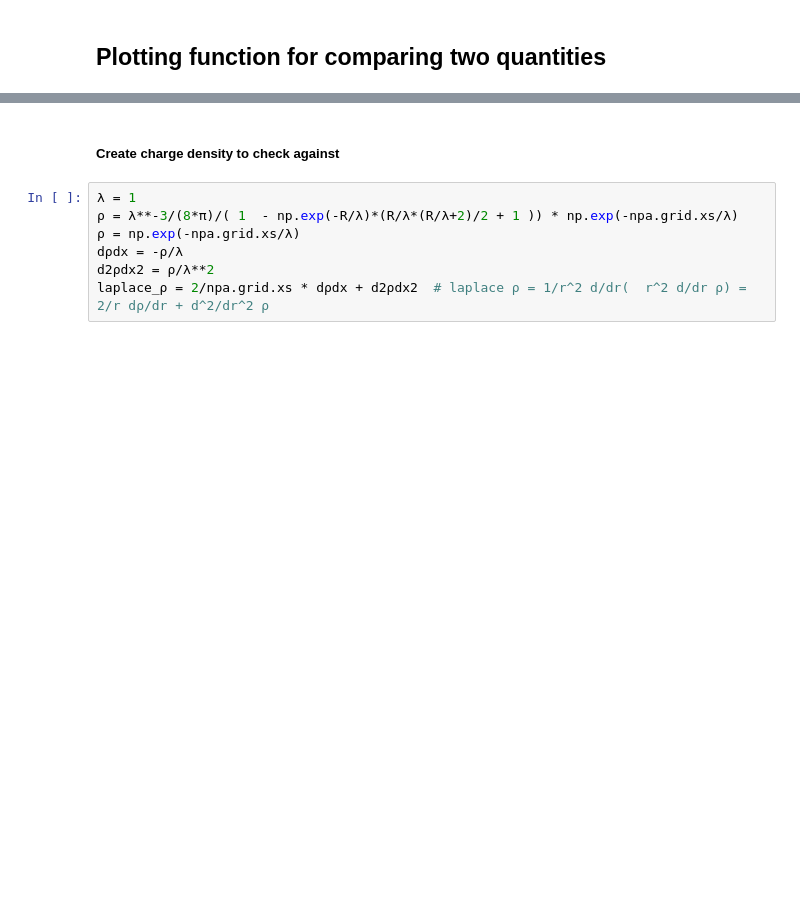
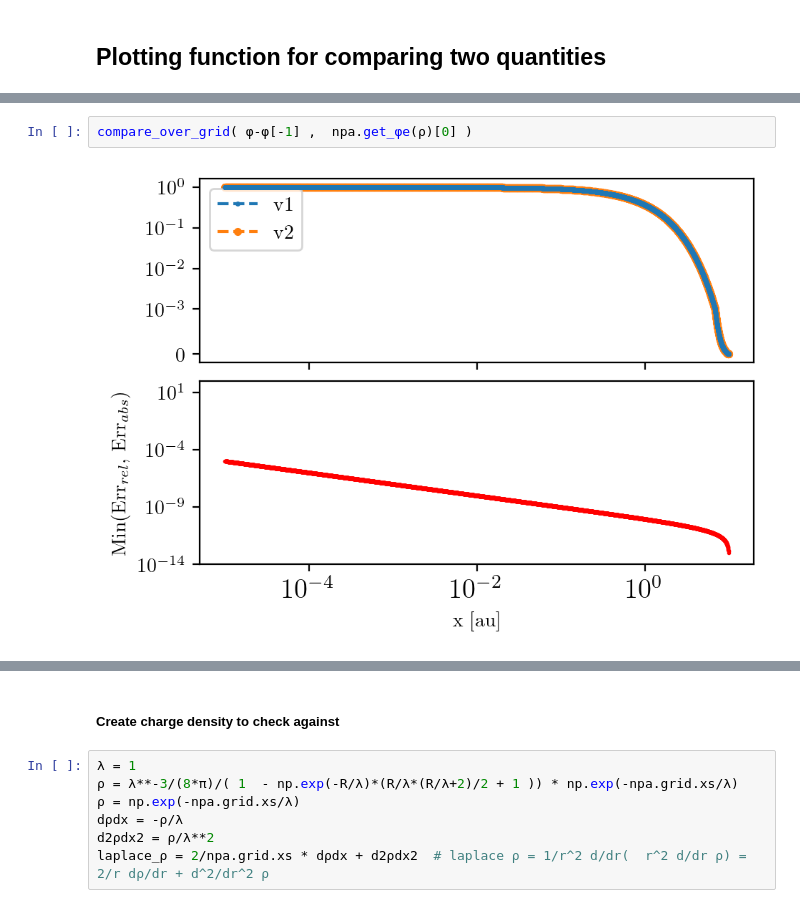
Before and after one commit to ZachAJohnson/OFAA, a Jupyter notebook: jupyter/Testing/Numerical_Diff_and_Int_Check.ipynb, the cells around one changed output, grey strips where cells are left out. Cells and saved outputs as stored; diff of their text form; blank space fills up the shorter version.

```diff
--- a/jupyter/Testing/Numerical_Diff_and_Int_Check.ipynb
+++ b/jupyter/Testing/Numerical_Diff_and_Int_Check.ipynb
@@ -103,0 +116,4 @@ Intialized Potentials and Densities
+# %%
+compare_over_grid( φ-φ[-1] ,  npa.get_φe(ρ)[0] )
+# %% [output]
+[figure, added]
```
Also changed, not shown: parts of 17 cells of this notebook, 46 other files.
